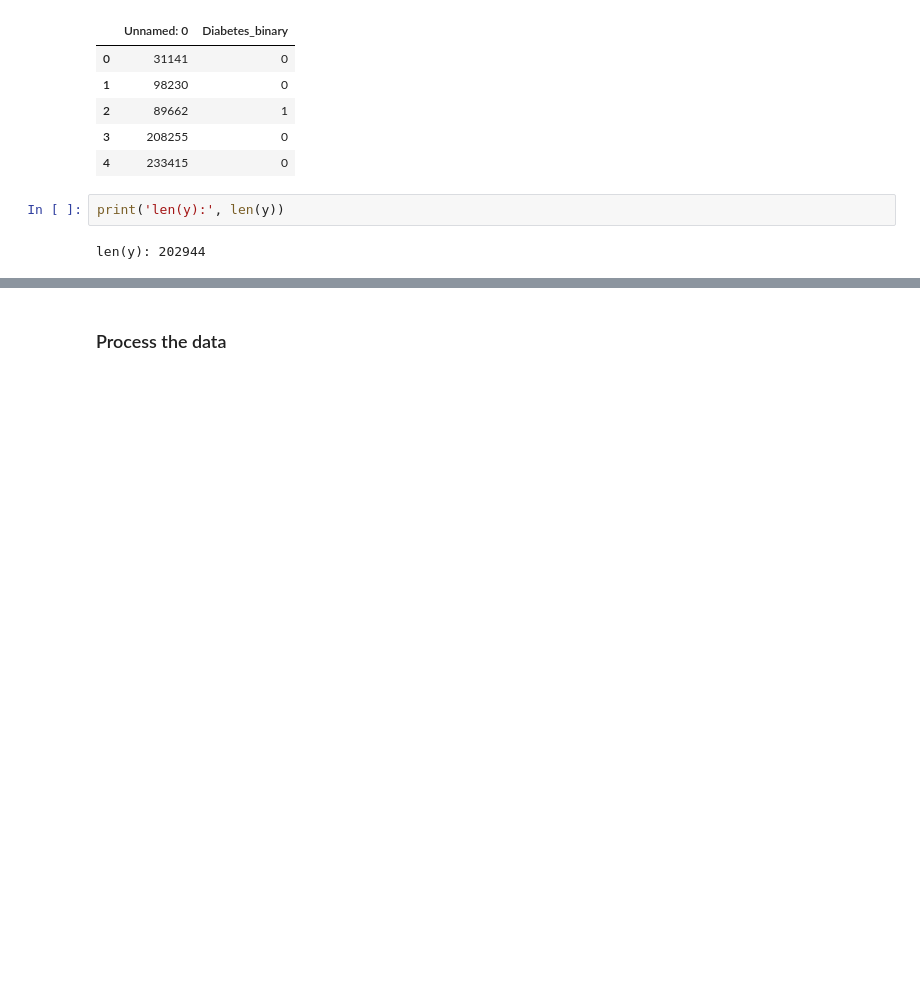
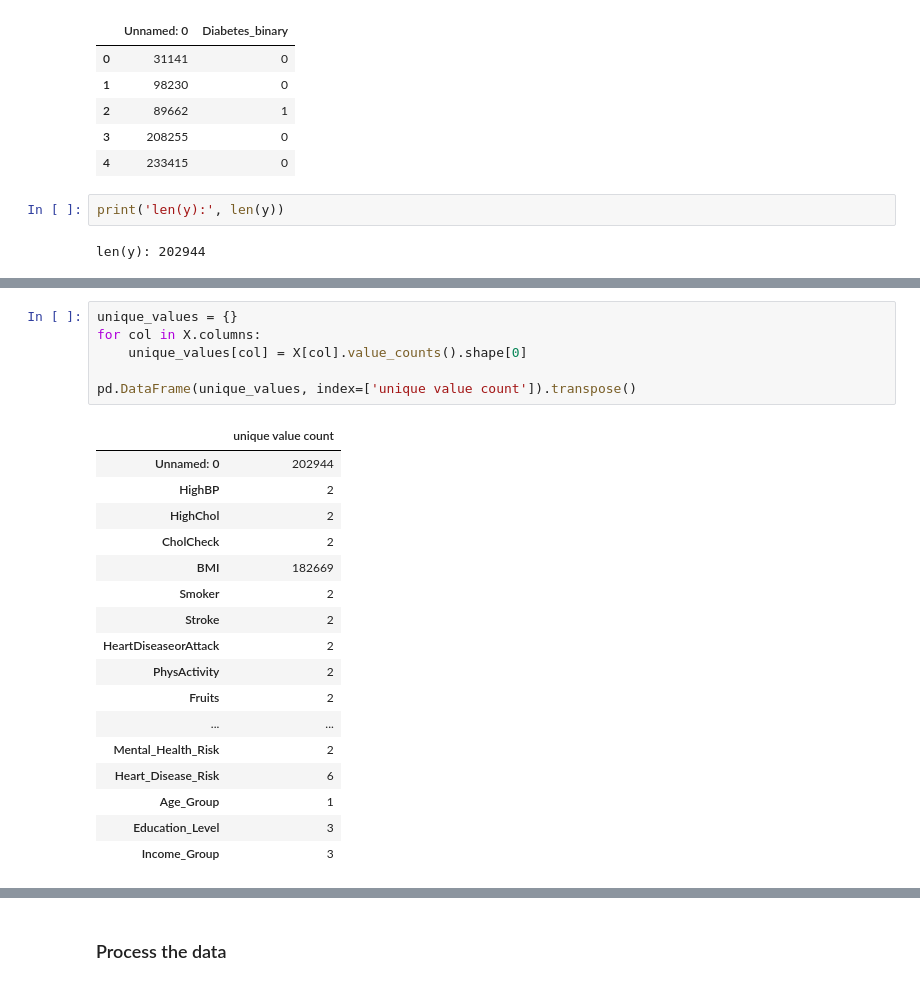
Before and after one commit to GharibSidney/kaggle_ML, a Jupyter notebook: src/test.ipynb, the cells around one changed output, grey strips where cells are left out. Cells and saved outputs as stored; diff of their text form; blank space fills up the shorter version.

```diff
--- a/src/test.ipynb
+++ b/src/test.ipynb
@@ -41,0 +84,24 @@ len(y): 202944
+# %%
+unique_values = {}
+for col in X.columns:
+    unique_values[col] = X[col].value_counts().shape[0]
+
+pd.DataFrame(unique_values, index=['unique value count']).transpose()
+# %% [output]
+|  | unique value count |
+| Unnamed: 0 | 202944 |
+| HighBP | 2 |
+| HighChol | 2 |
+| CholCheck | 2 |
+| BMI | 182669 |
+| Smoker | 2 |
+| Stroke | 2 |
+| HeartDiseaseorAttack | 2 |
+| PhysActivity | 2 |
+| Fruits | 2 |
+| ... | ... |
+| Mental_Health_Risk | 2 |
+| Heart_Disease_Risk | 6 |
+| Age_Group | 1 |
+| Education_Level | 3 |
+| Income_Group | 3 |
```
Also changed, not shown: parts of 8 cells of this notebook, 2 other files.
